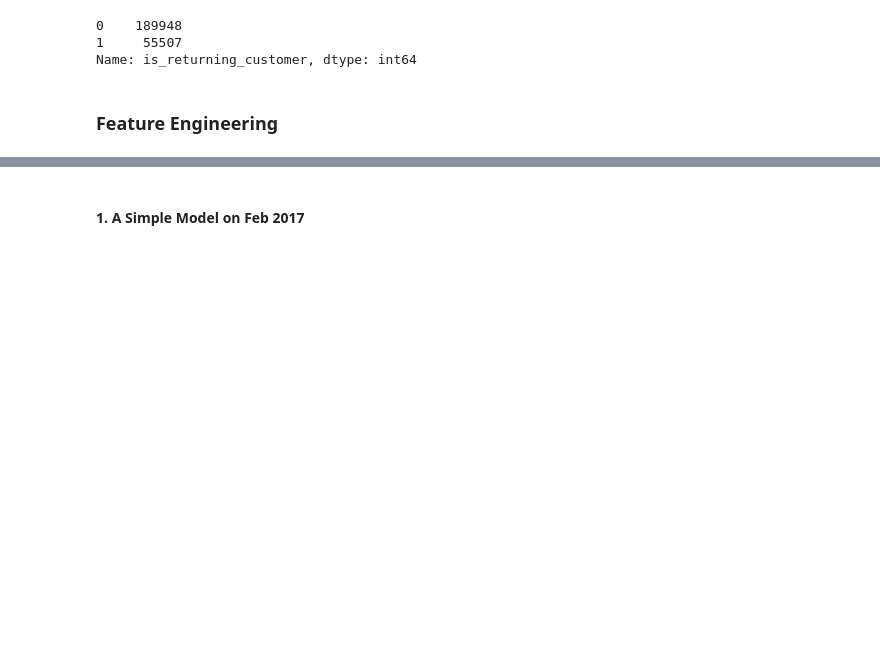
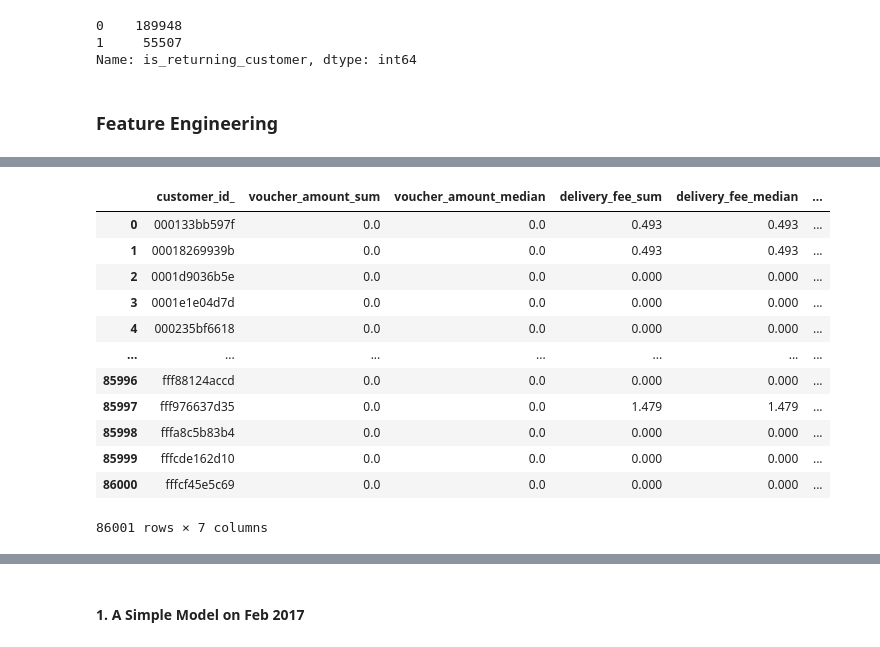
Before and after one commit to iceberg12/orange-eat-apple, a Jupyter notebook: EDA.ipynb, the cells around one changed output, grey strips where cells are left out. Drawn from its saved outputs; the diff is of its cells as text; code cells hidden in the pictures; blank space fills up the shorter version.

```diff
--- a/EDA.ipynb
+++ b/EDA.ipynb
@@ -148,0 +213,7 @@ df_order.order_date.min(), df_order.order_date.max()
+# %%
+months = sorted(df_order.year_month.unique().tolist())
+# %%
+i = len(months) - 1
+cur = months[i]
+start = months[i-3]
+df = df_order[df_order.order_date > start].reset_index(drop=True)
@@ -148,0 +222,9 @@ df_order.order_date.min(), df_order.order_date.max()
+# %%
+df['year_month'] = df.order_date.apply(lambda x: x[0:7])
+df['week_in_month'] = df.order_date.apply(lambda x:
+    'W1' if x[8:10] <= '07'
+    else('W2' if x[8:10] <= '14'
+    else ('W3' if x[8:10] <= '21'
+    else 'W4')))
+df['year_month_week'] = df['year_month'] + '_' + df['week_in_month']
+df['weekday'] = pd.to_datetime(df.order_date).apply(lambda x: calendar.day_name[x.weekday()])
@@ -148,0 +254,5 @@ df_order.order_date.min(), df_order.order_date.max()
+# %%
+df['is_succeeded'] = df.is_failed.apply(lambda x: 1-x)
+df_freq_m = df.groupby(['customer_id', 'year_month'])['is_succeeded']\
+    .agg('sum').reset_index()
+df_freq_m
@@ -148,0 +320,19 @@ df_order.order_date.min(), df_order.order_date.max()
+# %%
+df_money = df.groupby('customer_id')[['voucher_amount', 'delivery_fee', 'amount_paid']]\
+    .agg(['sum','median']).reset_index()
+df_money.columns = ['_'.join(col) for col in df_money.columns.values]
+df_money
+# %% [output]
+|  | customer_id_ | voucher_amount_sum | voucher_amount_median | delivery_fee_sum | delivery_fee_median | ... |
+| 0 | 000133bb597f | 0.0 | 0.0 | 0.493 | 0.493 | ... |
+| 1 | 00018269939b | 0.0 | 0.0 | 0.493 | 0.493 | ... |
+| 2 | 0001d9036b5e | 0.0 | 0.0 | 0.000 | 0.000 | ... |
+| 3 | 0001e1e04d7d | 0.0 | 0.0 | 0.000 | 0.000 | ... |
+| 4 | 000235bf6618 | 0.0 | 0.0 | 0.000 | 0.000 | ... |
+| ... | ... | ... | ... | ... | ... | ... |
+| 85996 | fff88124accd | 0.0 | 0.0 | 0.000 | 0.000 | ... |
+| 85997 | fff976637d35 | 0.0 | 0.0 | 1.479 | 1.479 | ... |
+| 85998 | fffa8c5b83b4 | 0.0 | 0.0 | 0.000 | 0.000 | ... |
+| 85999 | fffcde162d10 | 0.0 | 0.0 | 0.000 | 0.000 | ... |
+| 86000 | fffcf45e5c69 | 0.0 | 0.0 | 0.000 | 0.000 | ... |
+86001 rows × 7 columns
```
Also changed, not shown: parts of 35 cells of this notebook.
